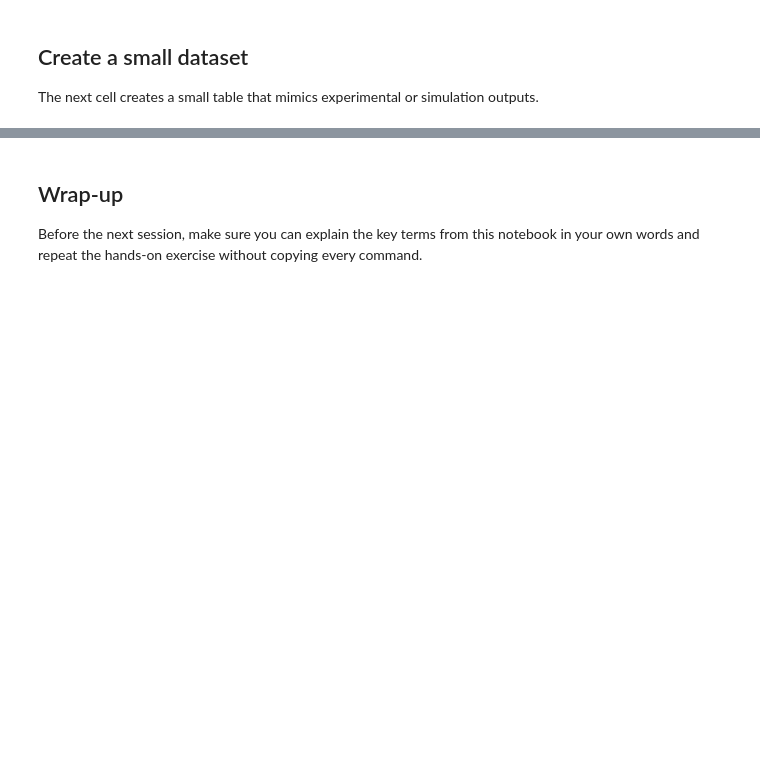
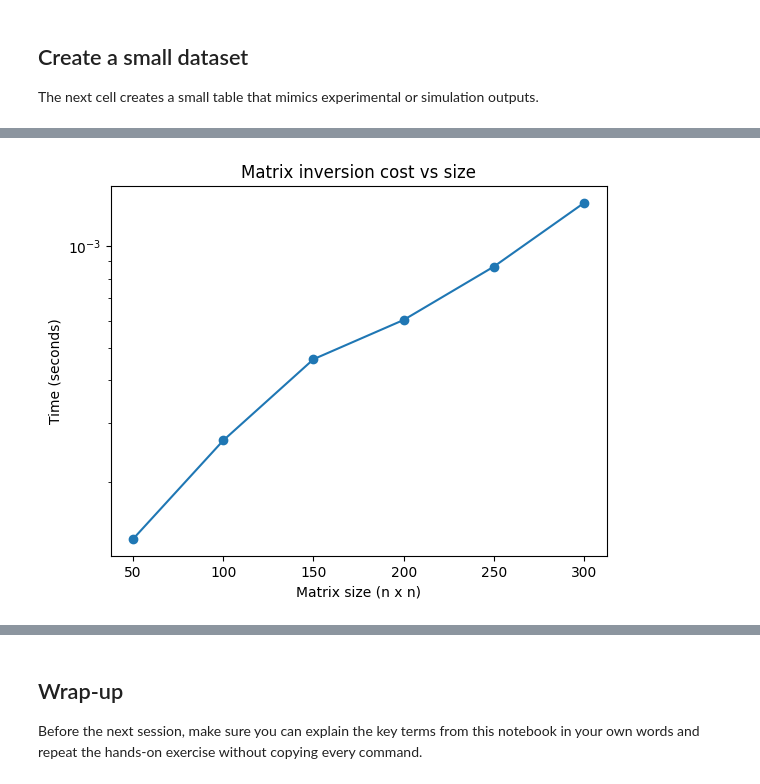
Before and after one commit to aghcv/Computational_Research_Workflows, a Jupyter notebook: docs/workshop/02_python_foundations_for_research.ipynb, the cells around one changed output, grey strips where cells are left out. Drawn from its saved outputs; the diff is of its cells as text; code cells hidden in the pictures; blank space fills up the shorter version.

```diff
--- a/docs/workshop/02_python_foundations_for_research.ipynb
+++ b/docs/workshop/02_python_foundations_for_research.ipynb
@@ -67,0 +89,19 @@ Add a new row to the dataset with your own `case_id`, `pressure_drop`, and `flow
+# %%
+import time
+
+def time_matrix_inversion(n, repeats=3, seed=0):
+    rng = np.random.default_rng(seed)
+    # Add a small identity term to reduce the chance of a singular matrix.
+    a = rng.random((n, n)) + np.eye(n) * 1e-3
+    durations = []
+    for _ in range(repeats):
+        start = time.perf_counter()
+        np.linalg.inv(a)
+        durations.append(time.perf_counter() - start)
+    return min(durations)
+
+sizes = [50, 100, 150, 200, 250, 300]
+print("Matrix sizes:", sizes)
+times = [time_matrix_inversion(n) for n in sizes]
+print("Times:")
+times
@@ -67,0 +117,10 @@ Add a new row to the dataset with your own `case_id`, `pressure_drop`, and `flow
+# %%
+plt.figure()
+plt.plot(sizes, times, marker="o")
+plt.xlabel("Matrix size (n x n)")
+plt.ylabel("Time (seconds)")
+plt.title("Matrix inversion cost vs size")
+plt.yscale("log")
+plt.show()
+# %% [output]
+[figure, added]
```
Also changed, not shown: parts of 18 cells of this notebook.
